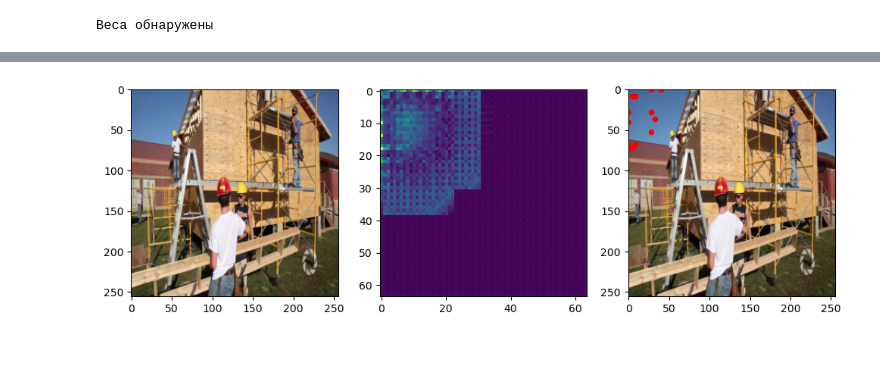
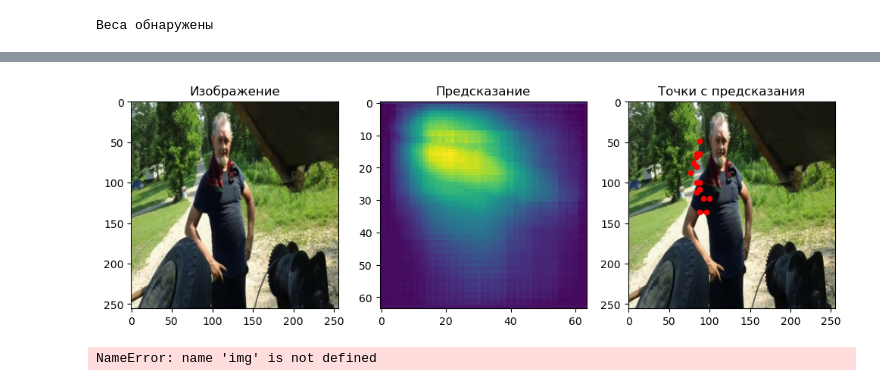
Before and after one commit to BombasticFantastik/CustomPoseEstimator, a Jupyter notebook: main.ipynb, the cells around one changed output, grey strips where cells are left out. Cells and saved outputs as stored; diff of their text form; code cells hidden in the pictures; blank space fills up the shorter version.

```diff
--- a/main.ipynb
+++ b/main.ipynb
@@ -187,19 +185,25 @@ def show_result(img,heatmap):
 
     #1
     plt.subplot(1,3,1)
+    plt.title('Изображение')
     plt.imshow(img)
     #2
     plt.subplot(1,3,2)
+    plt.title('Предсказание')
     plt.imshow(full_heatmap)
     #3
     plt.subplot(1,3,3)
+    plt.title('Точки с предсказания')
     plt.imshow(img)
     plt.scatter(px.cpu().numpy(),py.cpu().numpy(),c='red',s=20)
 # %%
 for batch in pose_dataloader:
     pred=model(batch['img'].to(device))
-    show_result(batch['img'][0],pred[0])
+    show_result(batch['img'][8],pred[8])
+    break
+# %% [output]
+[figure, added]
 # %%
 show_result(img[0],pred[0])
 # %% [output]
-[figure, removed]
+NameError: name 'img' is not defined
```
Also changed, not shown: parts of 1 cell of this notebook.
